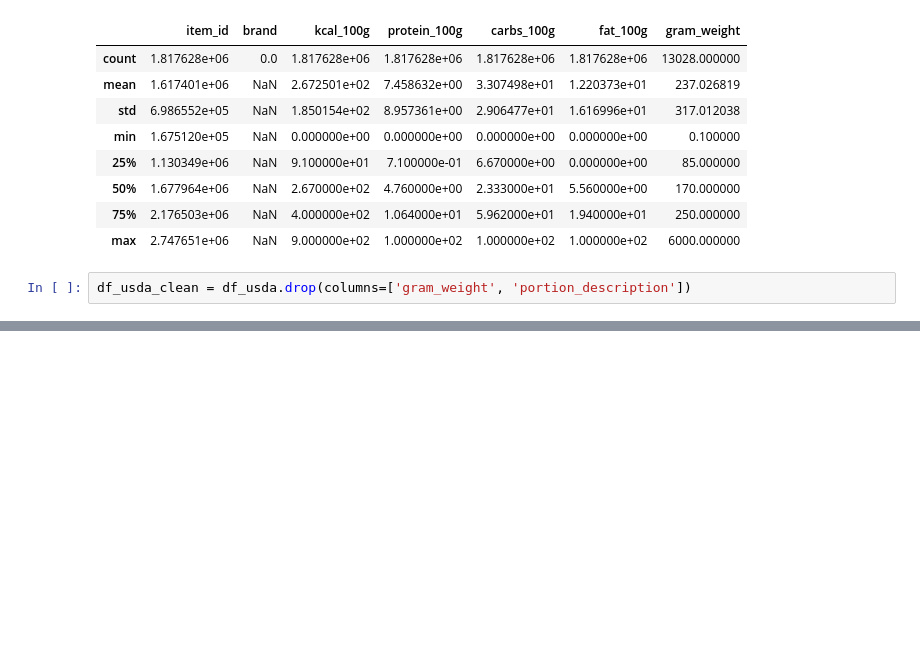
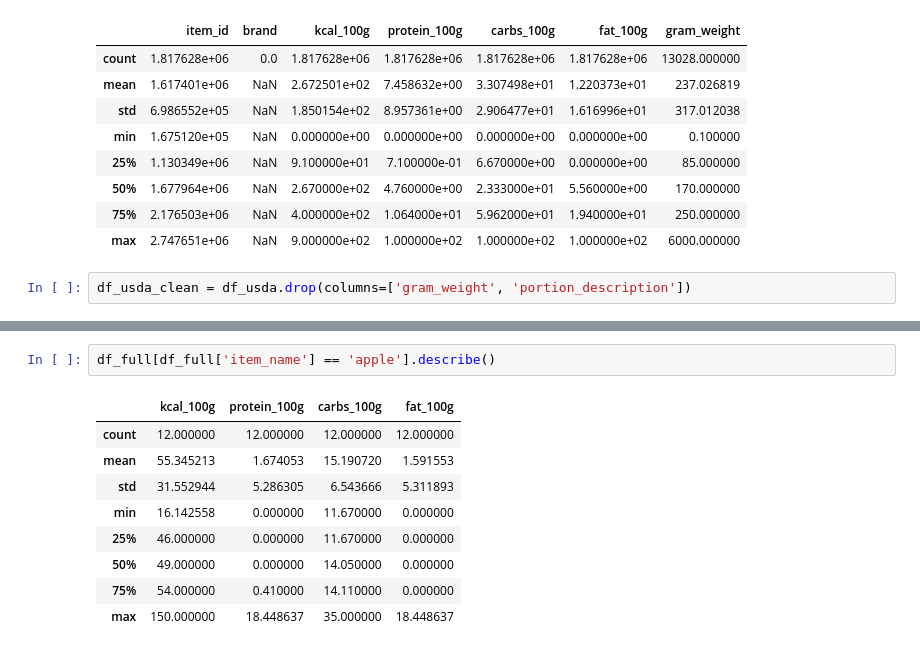
Before and after one commit to KevinSchmitt1/sayfit-alpha, a Jupyter notebook: eda.ipynb, the cells around one changed output, grey strips where cells are left out. Drawn from its saved outputs; the diff is of its cells as text; blank space fills up the shorter version.

```diff
--- a/eda.ipynb
+++ b/eda.ipynb
@@ -99,0 +283,12 @@ df_usda_clean = df_usda.drop(columns=['gram_weight', 'portion_description'])
+# %%
+df_full[df_full['item_name'] == 'apple'].describe()
+# %% [output]
+|  | kcal_100g | protein_100g | carbs_100g | fat_100g |
+| count | 12.000000 | 12.000000 | 12.000000 | 12.000000 |
+| mean | 55.345213 | 1.674053 | 15.190720 | 1.591553 |
+| std | 31.552944 | 5.286305 | 6.543666 | 5.311893 |
+| min | 16.142558 | 0.000000 | 11.670000 | 0.000000 |
+| 25% | 46.000000 | 0.000000 | 11.670000 | 0.000000 |
+| 50% | 49.000000 | 0.000000 | 14.050000 | 0.000000 |
+| 75% | 54.000000 | 0.410000 | 14.110000 | 0.000000 |
+| max | 150.000000 | 18.448637 | 35.000000 | 18.448637 |
```
Also changed, not shown: parts of 20 cells of this notebook.
